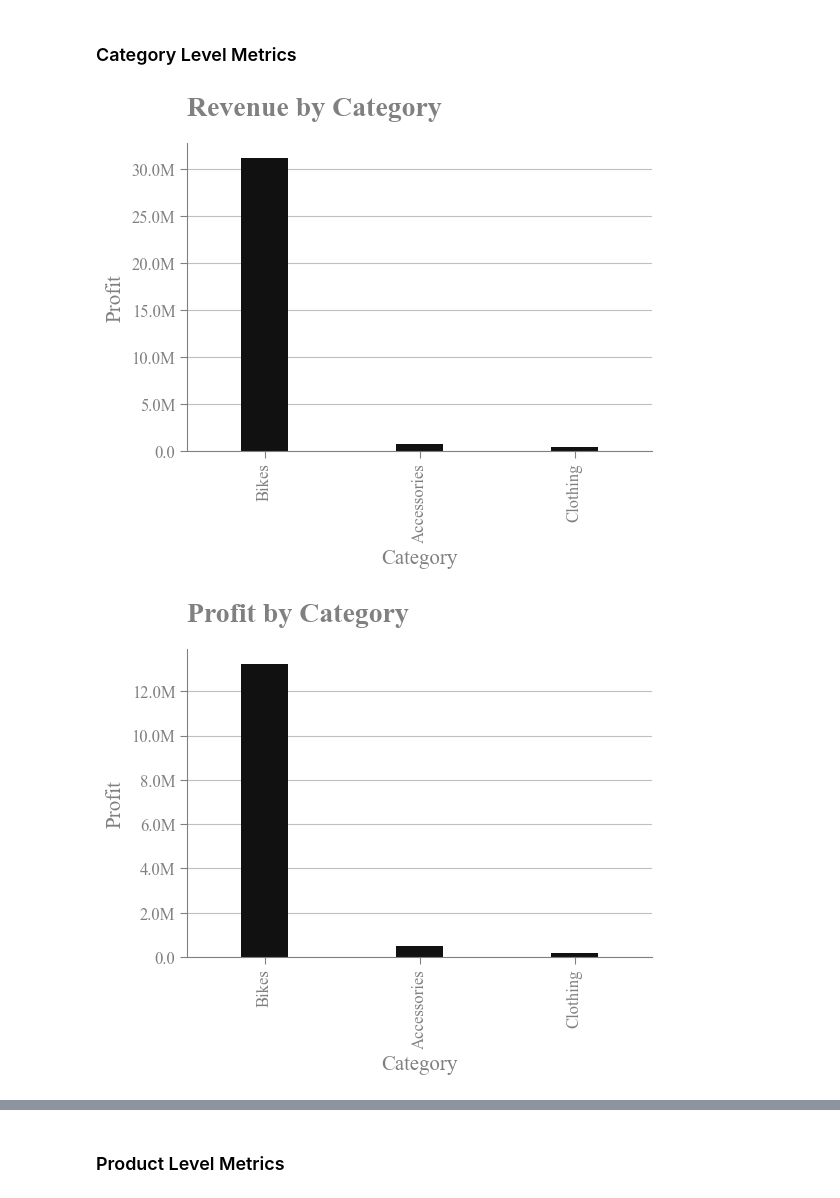
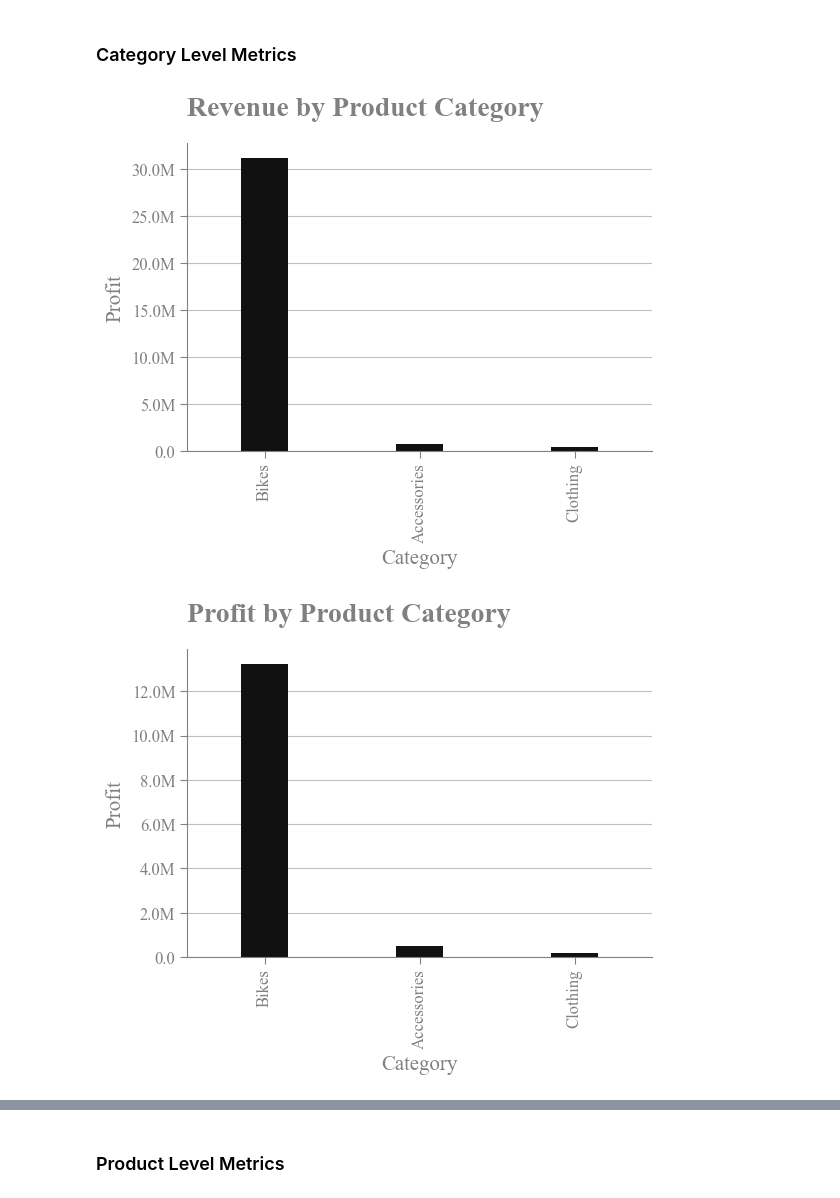
Before and after one commit to NishantSingh359/Sales_Analytics, a Jupyter notebook: notebooks/04_product_analysis.ipynb, the cells around one changed output, grey strips where cells are left out. Drawn from its saved outputs; the diff is of its cells as text; code cells hidden in the pictures.

```diff
--- a/notebooks/04_product_analysis.ipynb
+++ b/notebooks/04_product_analysis.ipynb
@@ -24,31 +24,31 @@ pkpi = mt.ProductKPIs(sales_mart)
 # %%
 ca_rev = pkpi.category_revenue()
 ca_pro = pkpi.category_profit()
 ca_unit = pkpi.category_units()
 
 vs.ColumnPlot(
     x=ca_rev["category"],
     y1=ca_rev["revenue"],
-    title="Revenue by Category",
+    title="Revenue by Product Category",
     ylabel="Profit",
     xlabel="Category",
 ).decoration()
 
 vs.ColumnPlot(
     x=ca_pro["category"],
     y1=ca_pro["profit"],
     ylabel="Profit",
     xlabel="Category",
-    title="Profit by Category",
+    title="Profit by Product Category",
 ).decoration()
 
 vs.ColumnPlot(
     x=ca_unit["category"],
     y1=ca_unit["quantity"],
     ylabel="Quantity",
     xlabel="Category",
-    title="Quantity by Category",
+    title="Quantity by Product Category",
 ).decoration()
 # %% [output]
-[figure, old version]
+[figure, new version]
-[figure, old version]
+[figure, new version]
```
Also changed, not shown: parts of 3 cells of this notebook, 2 other files.
